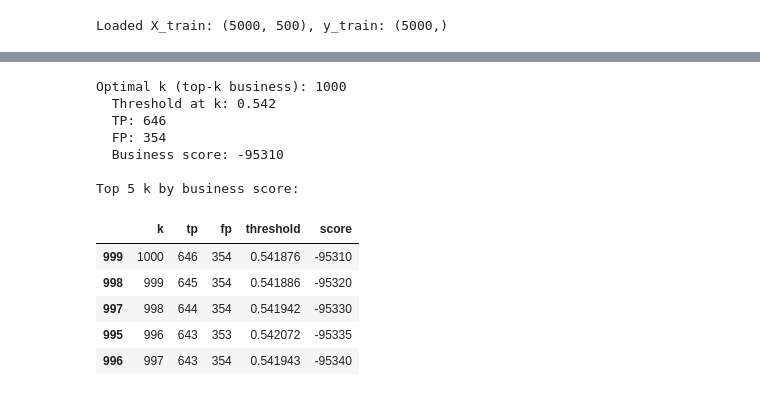
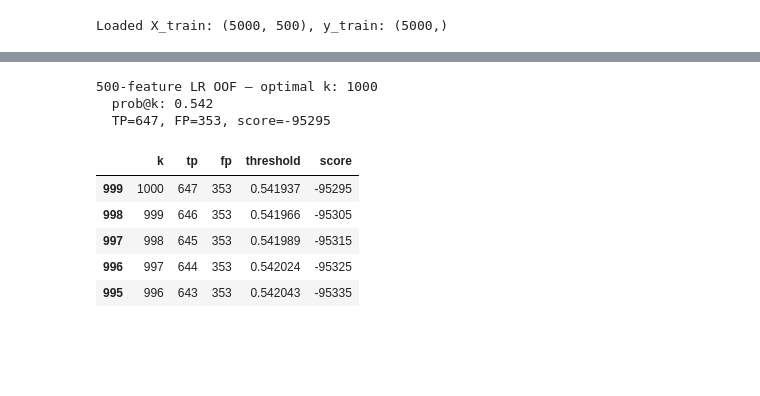
Before and after one commit to Pawlo77/cost-effective, a Jupyter notebook: notebooks/baseline.ipynb, the cells around one changed output, grey strips where cells are left out. Cells and saved outputs as stored; diff of their text form; code cells hidden in the pictures; blank space fills up the shorter version.

```diff
--- a/notebooks/baseline.ipynb
+++ b/notebooks/baseline.ipynb
@@ -48,9 +49,7 @@ OUTPUTS_PATH = PROJECT_ROOT / "outputs"
 # %%
-X_raw, y_train = load_training_data(DATA_PATH)
-X_train = pd.DataFrame(
-    RobustScaler().fit_transform(X_raw),
-    columns=X_raw.columns,
-)
+X_train, y_train = load_training_data(DATA_PATH)
+n_features = X_train.shape[1]
+y = y_train.values
 print(f"Loaded X_train: {X_train.shape}, y_train: {y_train.shape}")
 # %% [output]
 Loaded X_train: (5000, 500), y_train: (5000,)
@@ -238,42 +252,34 @@ Saved results to outputs/baseline_results.json
 # %%
-# Threshold discovery using best LogisticRegression model
-best_clf = LogisticRegression(
-    max_iter=2000, C=best_c, class_weight="balanced", random_state=42, solver="lbfgs"
-)
-
+best_clf = make_logistic_baseline_pipeline(C=best_c)
 probs = cross_val_predict(
-    best_clf, X_train.values, y_train.values, cv=cv, method="predict_proba", n_jobs=-1
+    best_clf,
+    X_train.values,
+    y,
+    cv=cv,
+    method="predict_proba",
+    n_jobs=-1,
 )[:, 1]
 
-n_features = X_train.shape[1]
 profit_curve = build_profit_curve(
     y_train,
     probs,
     feature_count=n_features,
     max_targets=DEFAULT_MAX_TARGETS,
 )
 results_df = profit_curve.curve
-best_row = results_df.loc[results_df["score"].idxmax()]
+best_row = results_df.loc[results_df["k"] == profit_curve.best_k].iloc[0]
 
-print(f"Optimal k (top-k business): {int(best_row['k'])}")
-print(f"  Threshold at k: {best_row['threshold']:.3f}")
-print(f"  TP: {int(best_row['tp'])}")
-print(f"  FP: {int(best_row['fp'])}")
-print(f"  Business score: {best_row['score']:.0f}")
-print()
-print("Top 5 k by business score:")
+print(f"500-feature LR OOF — optimal k: {profit_curve.best_k}")
+print(f"  prob@k: {profit_curve.best_threshold:.3f}")
+print(f"  TP={int(best_row['tp'])}, FP={int(best_row['fp'])}, score={profit_curve.best_score:.0f}")
 results_df.nlargest(5, "score")[["k", "tp", "fp", "threshold", "score"]]
 # %% [output]
-Optimal k (top-k business): 1000
-  Threshold at k: 0.542
-  TP: 646
-  FP: 354
-  Business score: -95310
-
-Top 5 k by business score:
+500-feature LR OOF — optimal k: 1000
+  prob@k: 0.542
+  TP=647, FP=353, score=-95295
 |  | k | tp | fp | threshold | score |
-| 999 | 1000 | 646 | 354 | 0.541876 | -95310 |
-| 998 | 999 | 645 | 354 | 0.541886 | -95320 |
-| 997 | 998 | 644 | 354 | 0.541942 | -95330 |
-| 995 | 996 | 643 | 353 | 0.542072 | -95335 |
-| 996 | 997 | 643 | 354 | 0.541943 | -95340 |
+| 999 | 1000 | 647 | 353 | 0.541937 | -95295 |
+| 998 | 999 | 646 | 353 | 0.541966 | -95305 |
+| 997 | 998 | 645 | 353 | 0.541989 | -95315 |
+| 996 | 997 | 644 | 353 | 0.542024 | -95325 |
+| 995 | 996 | 643 | 353 | 0.542043 | -95335 |
```
Also changed, not shown: parts of 11 cells of this notebook, 7 other files.
